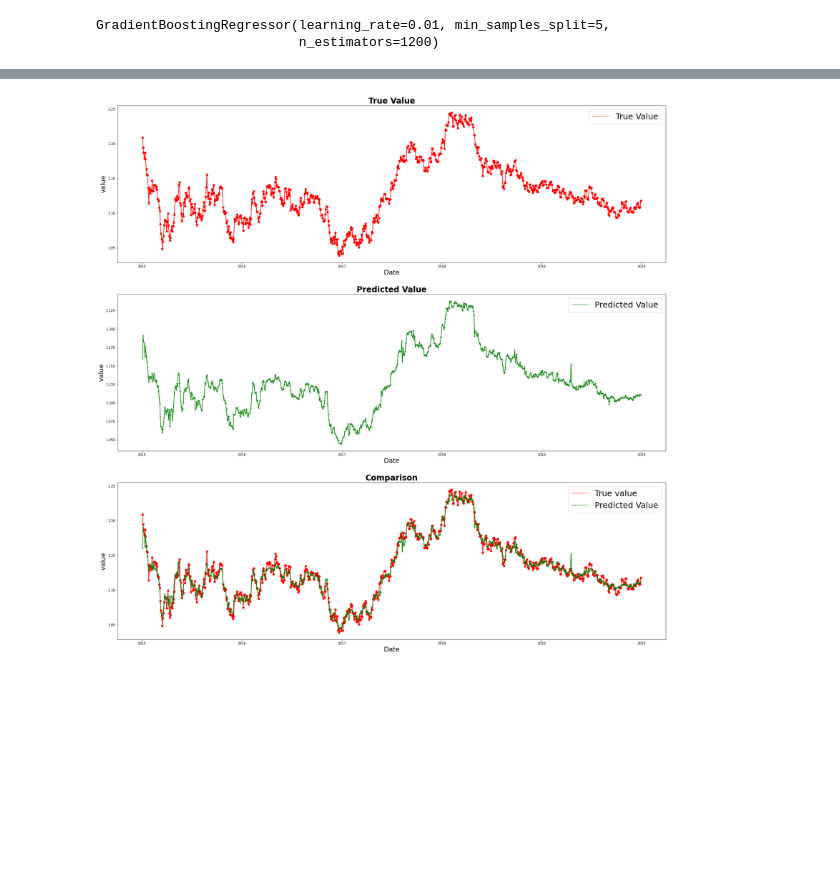
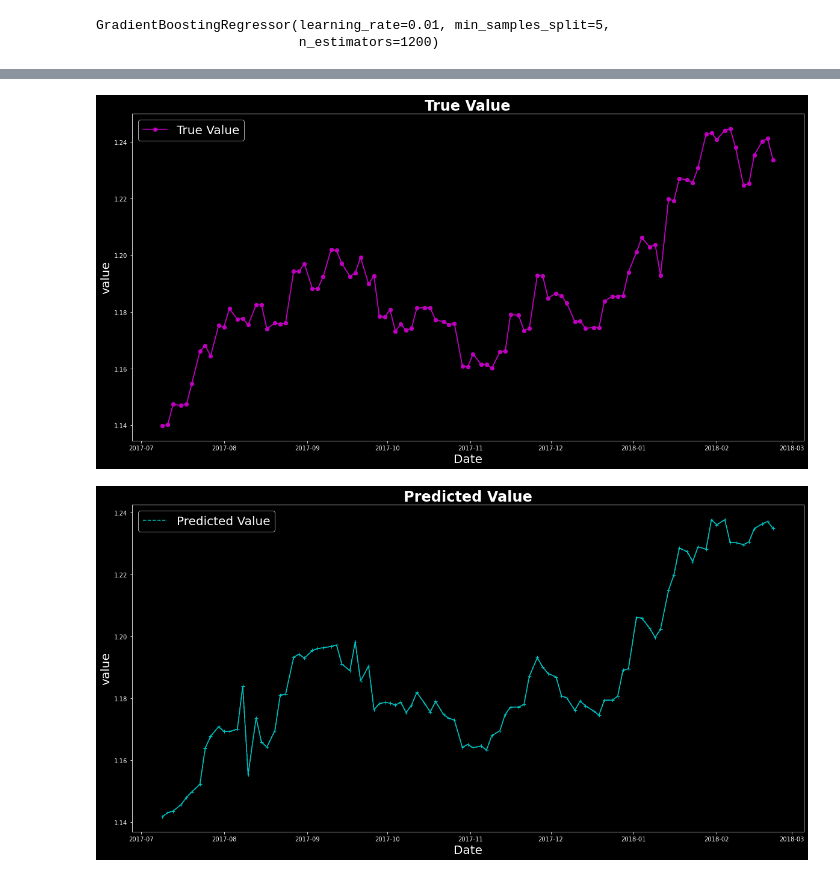
Before and after one commit to Dingdong-LIU/algoChallenge, a Jupyter notebook: Third Round - presentation/Untitled.ipynb, the cells around one changed output, grey strips where cells are left out. Cells and saved outputs as stored; diff of their text form; code cells hidden in the pictures; blank space fills up the shorter version.

```diff
--- a/Third Round - presentation/Untitled.ipynb
+++ b/Third Round - presentation/Untitled.ipynb
@@ -201,3 +205,22 @@ test_err
 Name: EURUSD, Length: 159, dtype: float64
 # %%
 time_series = pd.to_datetime(df["ACDATE"])[1:]
+# %%
+x_axis = time_series[400:500]
+y_true = arr_Y[400:500]
+y_pred = reg.predict(arr_X)[400:500]
+# %%
+plt.style.use('dark_background')
+
+fig2 = plt.figure(figsize=(20, 10))
+# plt.subplot(3, 1, 3)
+l1=plt.plot(x_axis,y_true,'mo-',label='True value')
+l2=plt.plot(x_axis,y_pred,'c+-',label='Predicted Value')
+plt.plot(x_axis,y_true,'mo-',x_axis,y_pred,'c+-')
+plt.title('True Value vs. Predicted Value', fontsize=24, fontweight='bold')
+plt.xlabel('Date', fontsize=20)
+plt.ylabel('value', fontsize=20)
+plt.legend(fontsize=20)
+
+plt.savefig('trend.png',pad_inches=0.5,bbox_inches='tight')
+plt.show()
@@ -204,29 +229,25 @@ time_series = pd.to_datetime(df["ACDATE"])[1:]
 # %%
-fig2 = plt.figure(figsize=(30, 30))
-plt.subplot(3, 1, 3)
-l1=plt.plot(time_series,arr_Y,'r--',label='type1')
-l2=plt.plot(time_series,reg.predict(arr_X),'g--',label='type2')
-plt.plot(time_series,arr_Y,'ro-',time_series,reg.predict(arr_X),'g+-')
-plt.title('Comparison', fontsize=24, fontweight='bold')
-plt.xlabel('Date', fontsize=20)
-plt.ylabel('value', fontsize=20)
-plt.legend(labels=["True value", "Predicted Value"], fontsize=25)
-plt.subplot(3, 1, 1)
-l1=plt.plot(time_series,arr_Y,'r--',label='type1')
-plt.plot(time_series,arr_Y,'ro-')
+# plt.subplot(3, 1, 1)
+fig2 = plt.figure(figsize=(20, 10))
+l1=plt.plot(x_axis,y_true,'mo-',label='type1')
+plt.plot(x_axis,y_true,'mo-')
 plt.title('True Value', fontsize=24, fontweight='bold')
 plt.xlabel('Date', fontsize=20)
 plt.ylabel('value', fontsize=20)
-plt.legend(labels=["True Value"], fontsize=25)
-plt.subplot(3, 1, 2)
-l2=plt.plot(time_series,reg.predict(arr_X),'g--',label='type2')
-plt.plot(time_series,reg.predict(arr_X),'g+-')
+plt.legend(labels=["True Value"], fontsize=20)
+plt.savefig('trend2.png',pad_inches=0.5,bbox_inches='tight')
+plt.show()
+# plt.subplot(3, 1, 2)
+
+fig2 = plt.figure(figsize=(20, 10))
+l2=plt.plot(x_axis,y_pred,'c--',label='type2')
+plt.plot(x_axis,y_pred,'c+-')
 plt.title('Predicted Value', fontsize=24, fontweight='bold')
 plt.xlabel('Date', fontsize=20)
 plt.ylabel('value', fontsize=20)
-plt.legend(labels=["Predicted Value"],fontsize=25)
-
-plt.savefig('trend.png')
+plt.legend(labels=["Predicted Value"],fontsize=20)
+plt.savefig('trend3.png',pad_inches=0.5,bbox_inches='tight')
 plt.show()
 # %% [output]
-[figure, old version]
+[figure, new version]
+[figure, added]
```
Also changed, not shown: parts of 9 cells of this notebook, 28 other files.
